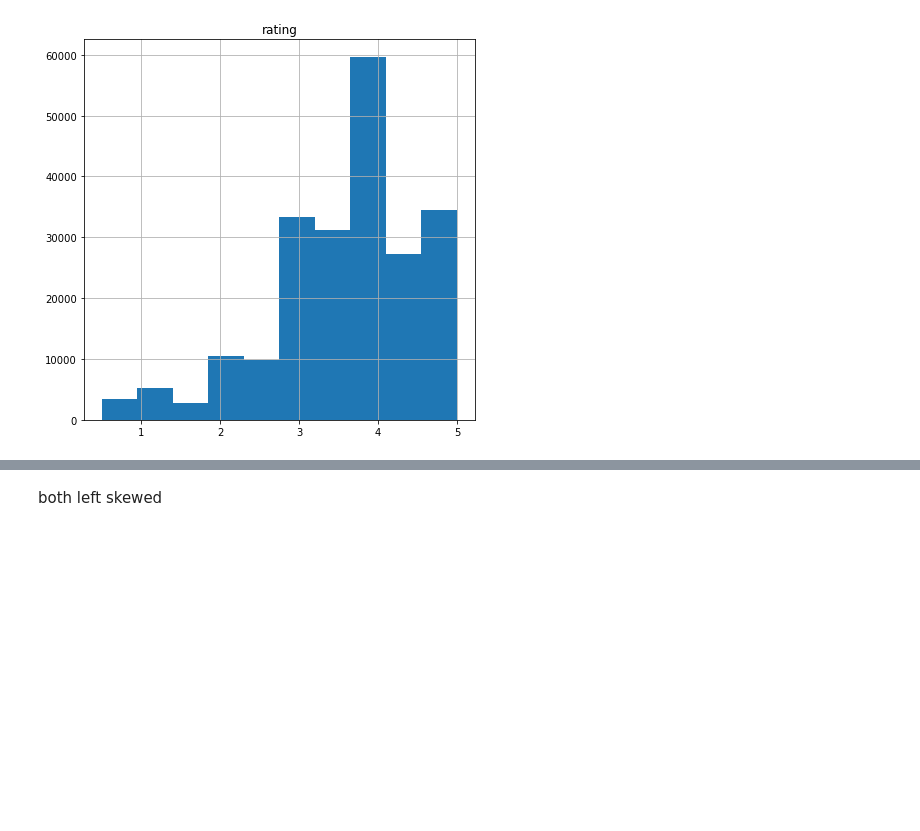
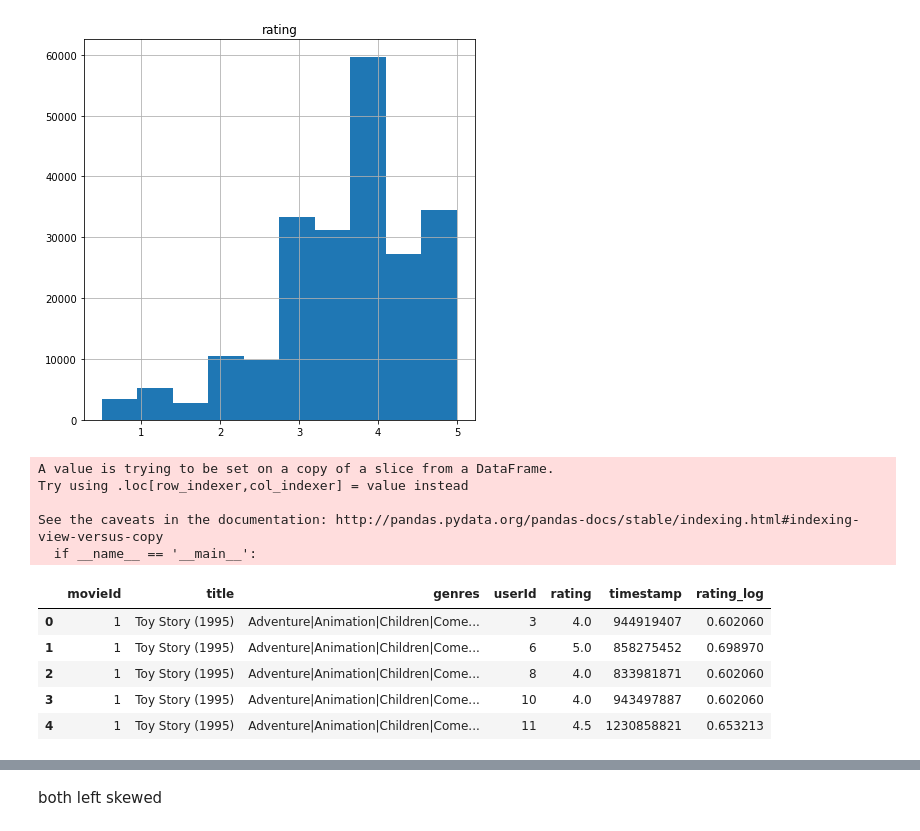
Before and after one commit to stephenlaw30/DataScienceMasters, a Jupyter notebook: Python/UCSD/PythonForDataScience/Week6/Mini Project.ipynb, the cells around one changed output, grey strips where cells are left out. Drawn from its saved outputs; the diff is of its cells as text; code cells hidden in the pictures; blank space fills up the shorter version.

```diff
--- a/Python/UCSD/PythonForDataScience/Week6/Mini Project.ipynb
+++ b/Python/UCSD/PythonForDataScience/Week6/Mini Project.ipynb
@@ -145,4 +137,19 @@ animated_adult.hist(column = 'rating', figsize = (7,7))
 # %% [output]
 array([[<matplotlib.axes._subplots.AxesSubplot object at 0x...>]], dtype=object)
 [figure]
+# %%
+animated_children['rating_log'] = np.log10(animated_children['rating'])
+animated_children.head(5)
+# %% [output]
+A value is trying to be set on a copy of a slice from a DataFrame.
+Try using .loc[row_indexer,col_indexer] = value instead
+
+See the caveats in the documentation: http://pandas.pydata.org/pandas-docs/stable/indexing.html#indexing-view-versus-copy
+  if __name__ == '__main__':
+|  | movieId | title | genres | userId | rating | timestamp | rating_log |
+| 0 | 1 | Toy Story (1995) | Adventure|Animation|Children|Come... | 3 | 4.0 | 944919407 | 0.602060 |
+| 1 | 1 | Toy Story (1995) | Adventure|Animation|Children|Come... | 6 | 5.0 | 858275452 | 0.698970 |
+| 2 | 1 | Toy Story (1995) | Adventure|Animation|Children|Come... | 8 | 4.0 | 833981871 | 0.602060 |
+| 3 | 1 | Toy Story (1995) | Adventure|Animation|Children|Come... | 10 | 4.0 | 943497887 | 0.602060 |
+| 4 | 1 | Toy Story (1995) | Adventure|Animation|Children|Come... | 11 | 4.5 | 1230858821 | 0.653213 |
 # %%
```
Also changed, not shown: parts of 16 cells of this notebook, 1 other file.
